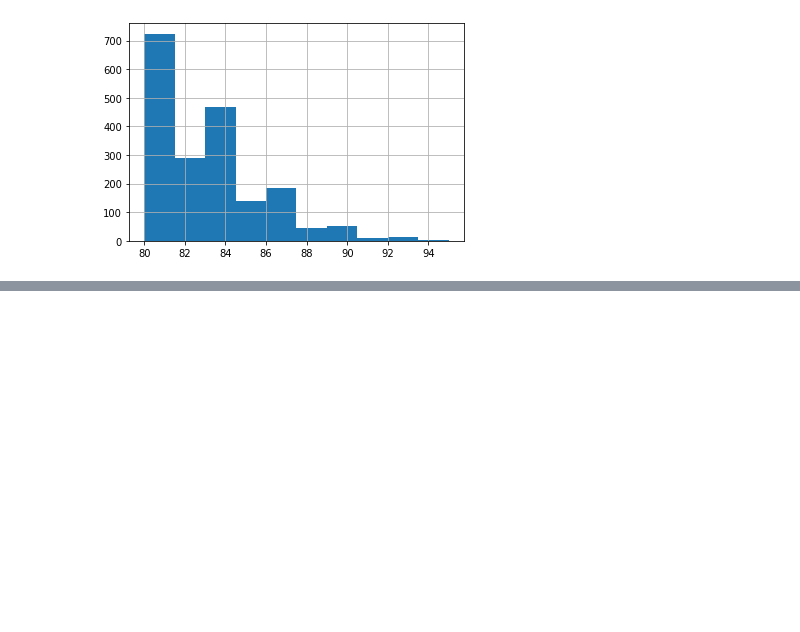
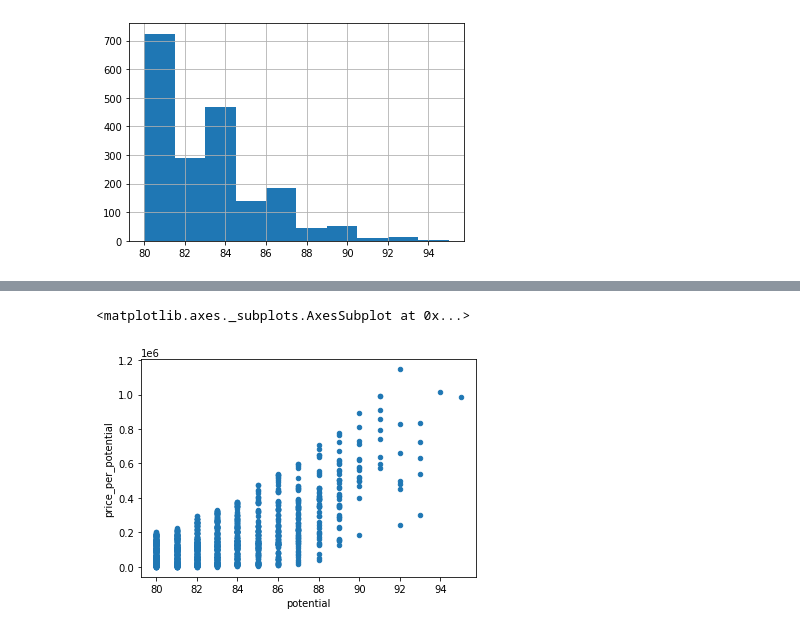
Before and after one commit to LucasAfa/Projeto1-IF775, a Jupyter notebook: projeto_1.ipynb, the cells around one changed output, grey strips where cells are left out. Saved outputs shown, nothing was run; the diff lists cells and outputs as text; code cells hidden in the pictures; blank space fills up the shorter version.

```diff
--- a/projeto_1.ipynb
+++ b/projeto_1.ipynb
@@ -131,0 +184,7 @@ fifa20.price_per_potential.hist()
+# %%
+# Aqui buscamos visualizar a relação direta entre potencial e o preço por potencial, porém sentimos falta de conseguir analisar o impacto da força atual nisso tudo
+
+fifa20.plot.scatter(x="potential", y="price_per_potential")
+# %% [output]
+<matplotlib.axes._subplots.AxesSubplot at 0x...>
+[figure, added]
```
Also changed, not shown: parts of 14 cells of this notebook.
